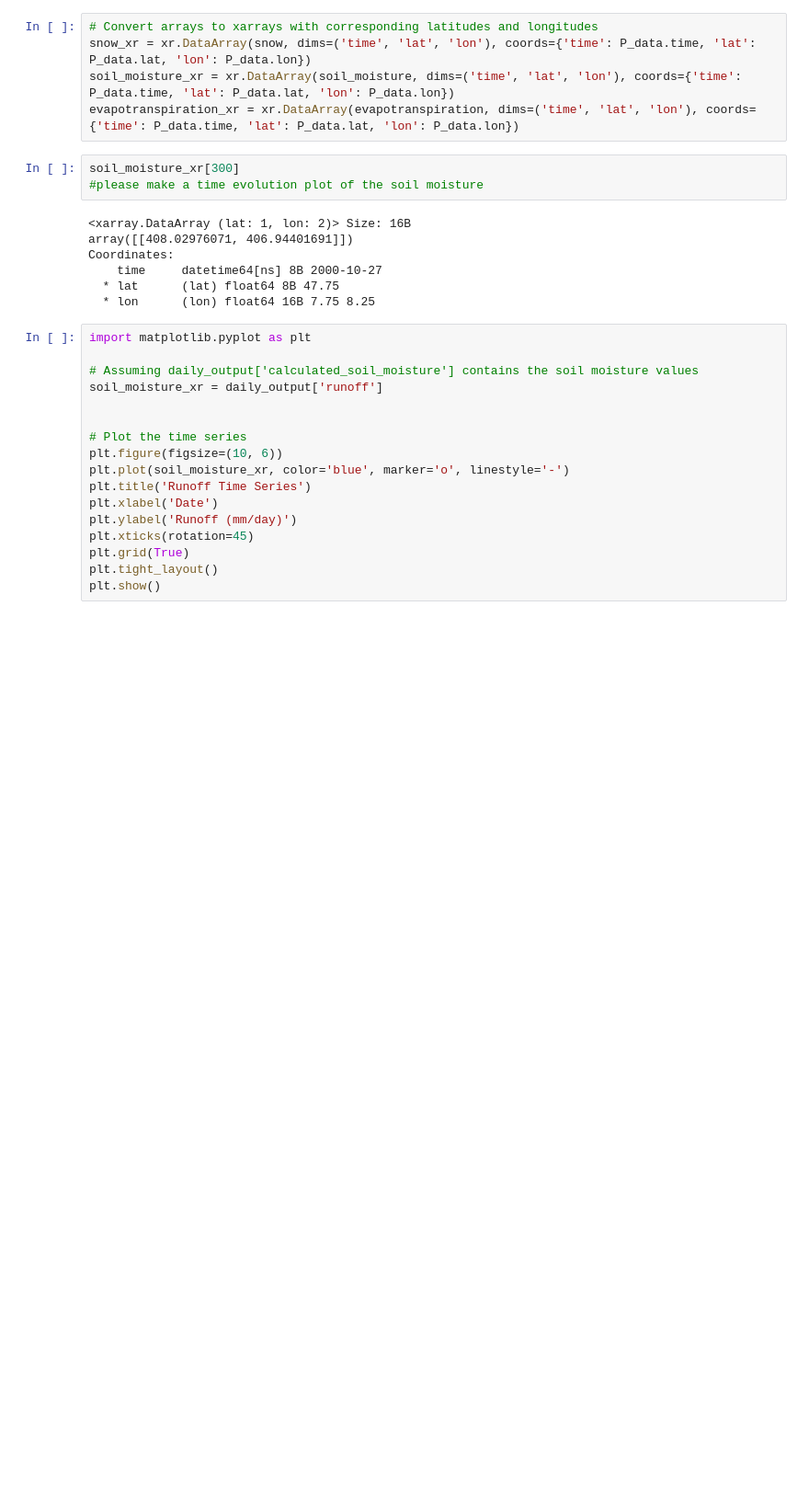
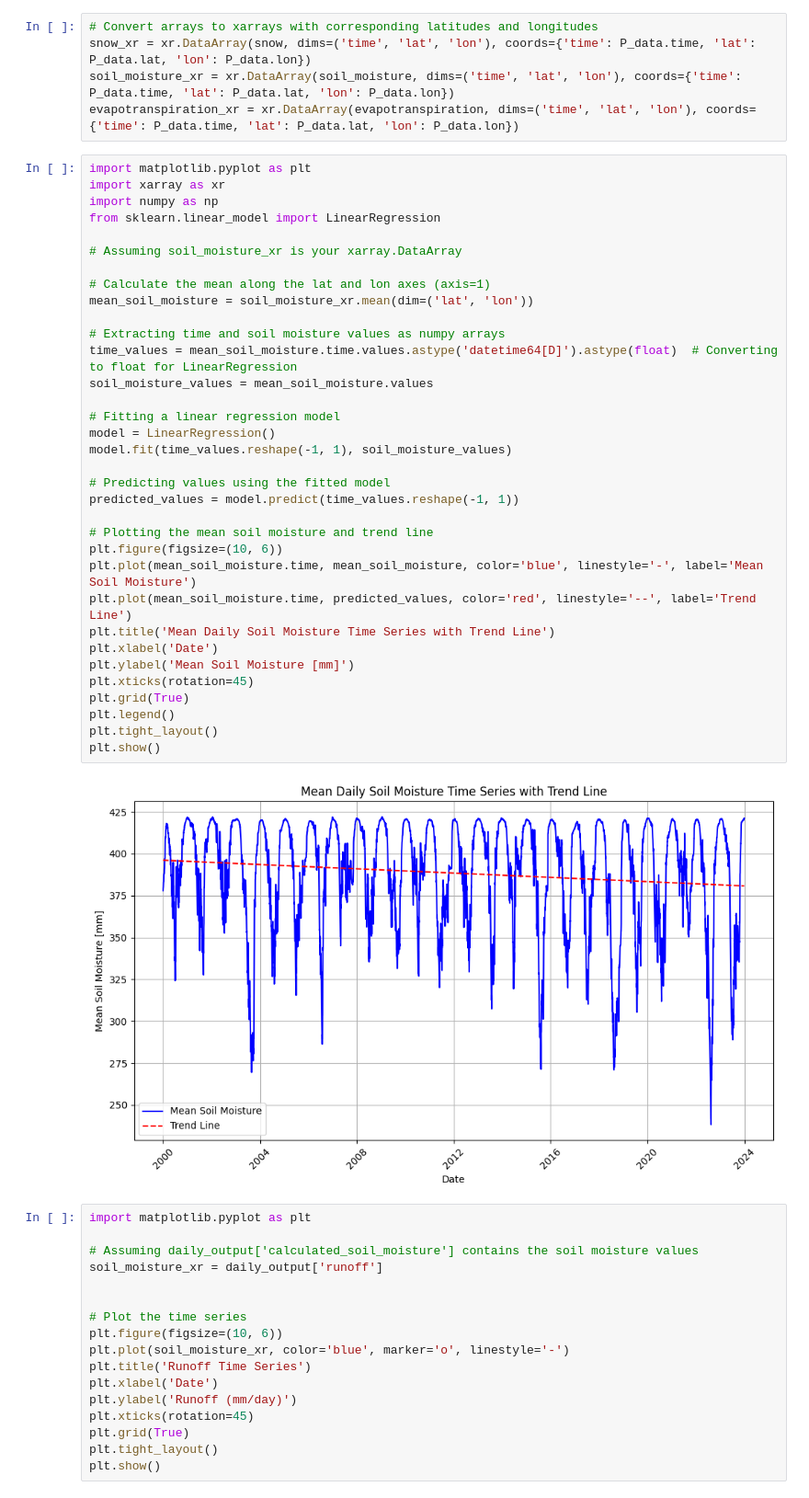
Before and after one commit to justusnoegel/deadwood_prediction, a Jupyter notebook: schwarzwald.ipynb, the cells around one changed output. Shown at 92% size. Saved outputs shown, nothing was run; the diff lists cells and outputs as text; blank space fills up the shorter version.

```diff
--- a/schwarzwald.ipynb
+++ b/schwarzwald.ipynb
@@ -249,16 +249,42 @@ for lat in range(len(P_data.lat)):
 snow_xr = xr.DataArray(snow, dims=('time', 'lat', 'lon'), coords={'time': P_data.time, 'lat': P_data.lat, 'lon': P_data.lon})
 soil_moisture_xr = xr.DataArray(soil_moisture, dims=('time', 'lat', 'lon'), coords={'time': P_data.time, 'lat': P_data.lat, 'lon': P_data.lon})
 evapotranspiration_xr = xr.DataArray(evapotranspiration, dims=('time', 'lat', 'lon'), coords={'time': P_data.time, 'lat': P_data.lat, 'lon': P_data.lon})
-# %%
-soil_moisture_xr[300]
-#please make a time evolution plot of the soil moisture
-# %% [output]
-<xarray.DataArray (lat: 1, lon: 2)> Size: 16B
-array([[408.02976071, 406.94401691]])
-Coordinates:
-    time     datetime64[ns] 8B 2000-10-27
-  * lat      (lat) float64 8B 47.75
-  * lon      (lon) float64 16B 7.75 8.25
+# %%
+import matplotlib.pyplot as plt
+import xarray as xr
+import numpy as np
+from sklearn.linear_model import LinearRegression
+
+# Assuming soil_moisture_xr is your xarray.DataArray
+
+# Calculate the mean along the lat and lon axes (axis=1)
+mean_soil_moisture = soil_moisture_xr.mean(dim=('lat', 'lon'))
+
+# Extracting time and soil moisture values as numpy arrays
+time_values = mean_soil_moisture.time.values.astype('datetime64[D]').astype(float)  # Converting to float for LinearRegression
+soil_moisture_values = mean_soil_moisture.values
+
+# Fitting a linear regression model
+model = LinearRegression()
+model.fit(time_values.reshape(-1, 1), soil_moisture_values)
+
+# Predicting values using the fitted model
+predicted_values = model.predict(time_values.reshape(-1, 1))
+
+# Plotting the mean soil moisture and trend line
+plt.figure(figsize=(10, 6))
+plt.plot(mean_soil_moisture.time, mean_soil_moisture, color='blue', linestyle='-', label='Mean Soil Moisture')
+plt.plot(mean_soil_moisture.time, predicted_values, color='red', linestyle='--', label='Trend Line')
+plt.title('Mean Daily Soil Moisture Time Series with Trend Line')
+plt.xlabel('Date')
+plt.ylabel('Mean Soil Moisture [mm]')
+plt.xticks(rotation=45)
+plt.grid(True)
+plt.legend()
+plt.tight_layout()
+plt.show()
+# %% [output]
+[figure, added]
 # %%
 import matplotlib.pyplot as plt
 
```
